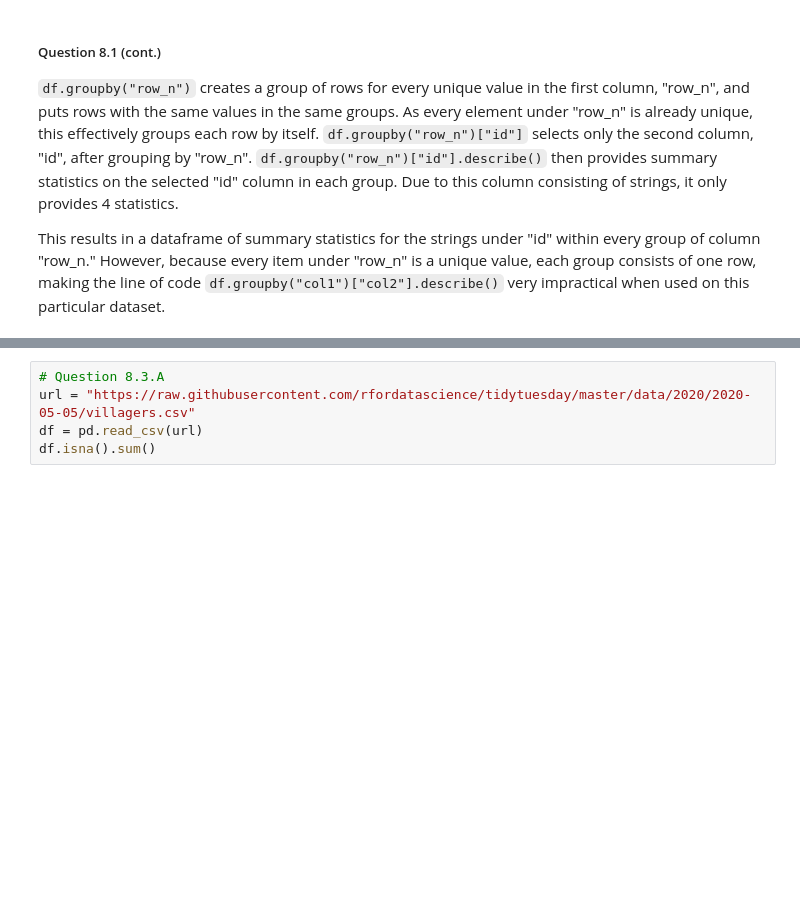
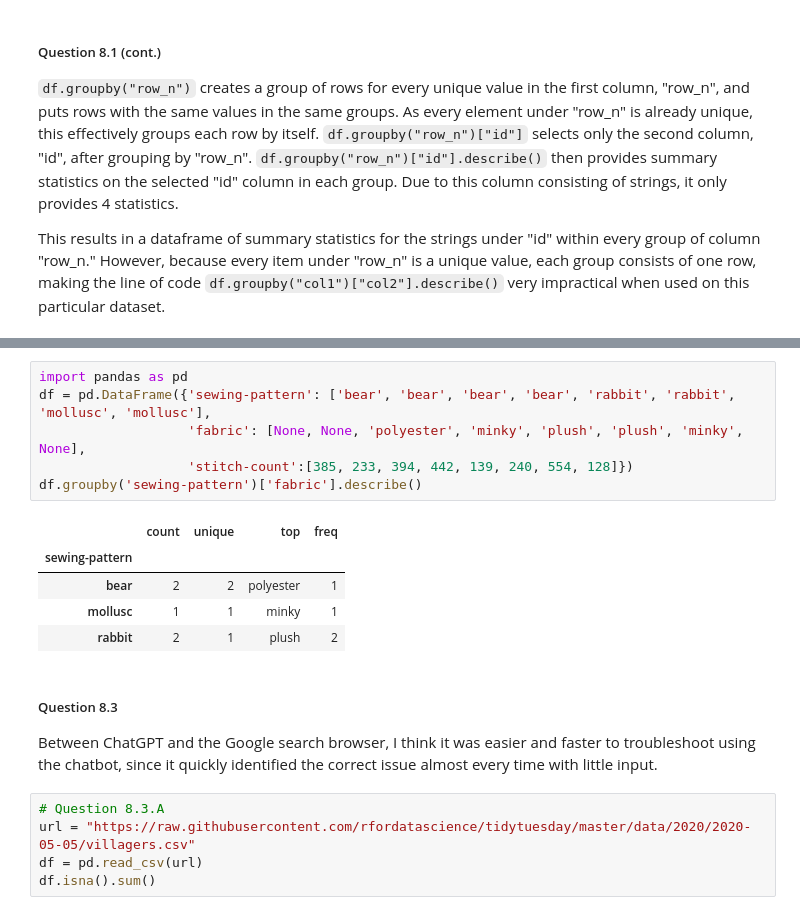
Before and after one commit to wedeng/STA130, a Jupyter notebook: HW01.ipynb, the cells around one changed output, grey strips where cells are left out. Saved outputs shown, nothing was run; the diff lists cells and outputs as text; blank space fills up the shorter version.

```diff
--- a/HW01.ipynb
+++ b/HW01.ipynb
@@ -194,3 +214,18 @@ This results in a dataframe of summary statistics for the strings under "id" wit
+# %%
+import pandas as pd
+df = pd.DataFrame({'sewing-pattern': ['bear', 'bear', 'bear', 'bear', 'rabbit', 'rabbit', 'mollusc', 'mollusc'],
+                   'fabric': [None, None, 'polyester', 'minky', 'plush', 'plush', 'minky', None],
+                   'stitch-count':[385, 233, 394, 442, 139, 240, 554, 128]})
+df.groupby('sewing-pattern')['fabric'].describe()
+# %% [output]
+|  | count | unique | top | freq |
+| sewing-pattern |  |  |  |  |
+| bear | 2 | 2 | polyester | 1 |
+| mollusc | 1 | 1 | minky | 1 |
+| rabbit | 2 | 1 | plush | 2 |
+# %% [markdown]
+##### Question 8.3
+Between ChatGPT and the Google search browser, I think it was easier and faster to troubleshoot using the chatbot, since it quickly identified the correct issue almost every time with little input.
 # %%
 # Question 8.3.A
 url = "https://raw.githubusercontent.com/rfordatascience/tidytuesday/master/data/2020/2020-05-05/villagers.csv"
```
Also changed, not shown: parts of 4 cells of this notebook.
